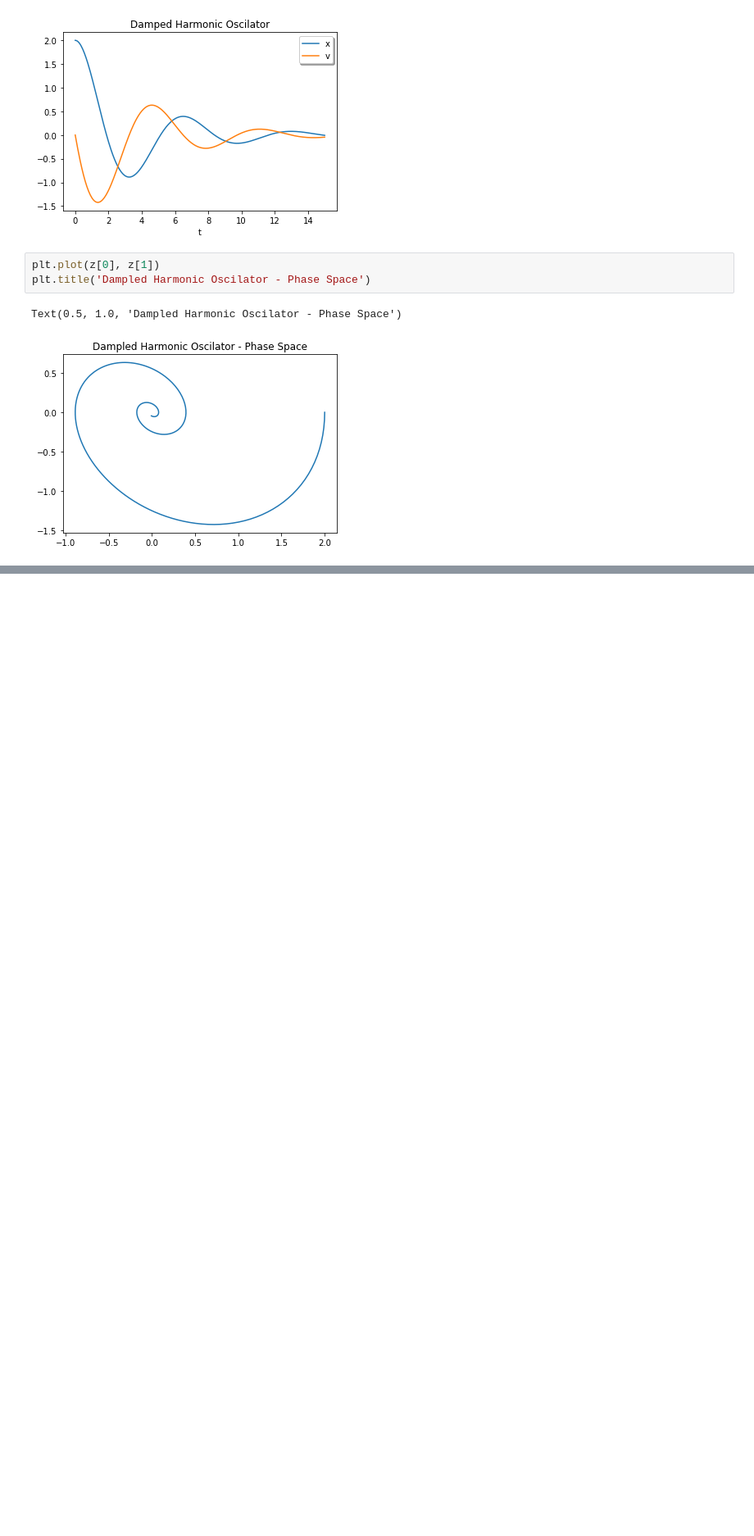
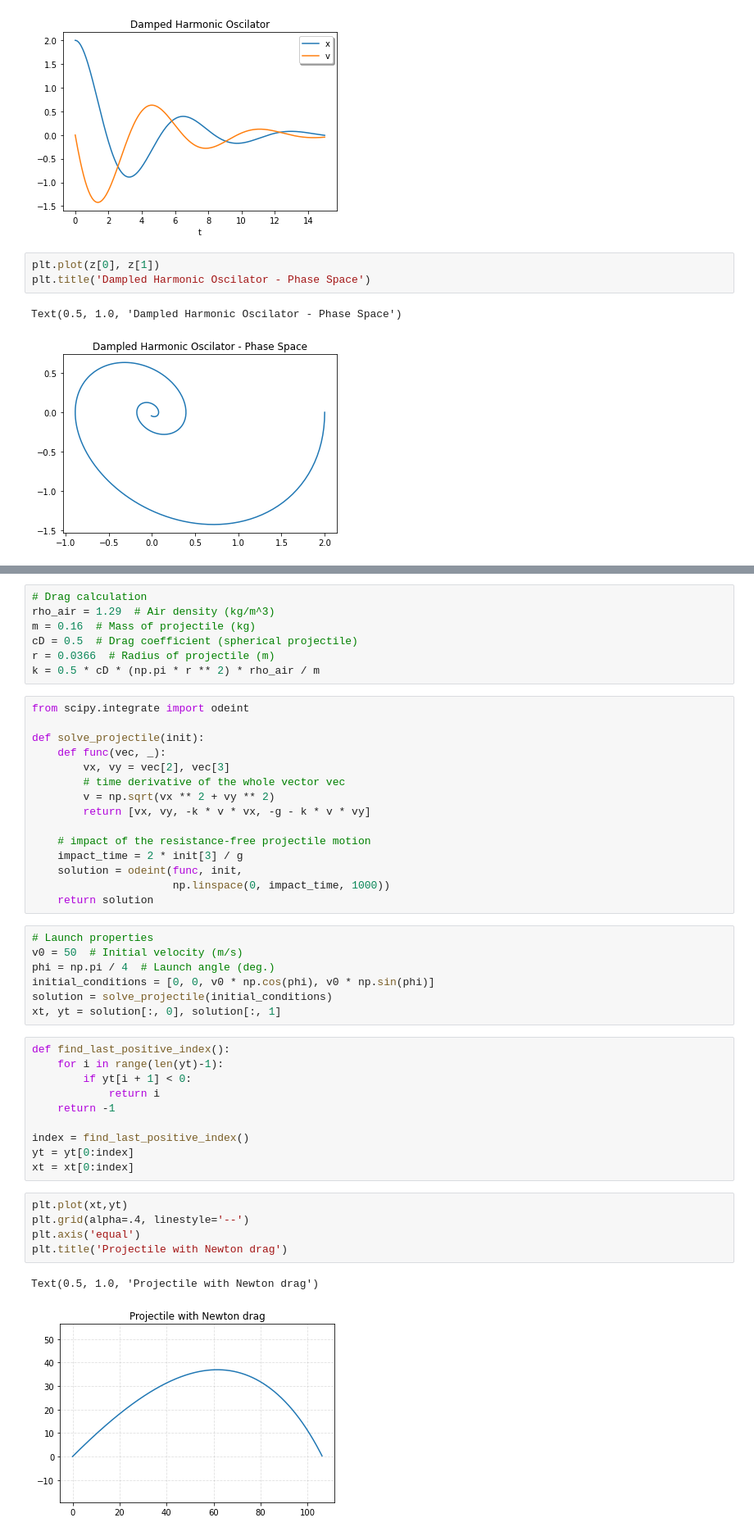
Before and after one commit to algorythmist/computational-physics, a Jupyter notebook: odes.ipynb, the cells around one changed output, grey strips where cells are left out. Shown at 82% size. Cells and saved outputs as stored; diff of their text form; blank space fills up the shorter version.

```diff
--- a/odes.ipynb
+++ b/odes.ipynb
@@ -62,0 +112,47 @@ Text(0.5, 1.0, 'Dampled Harmonic Oscilator - Phase Space')
+# %%
+# Drag calculation
+rho_air = 1.29  # Air density (kg/m^3)
+m = 0.16  # Mass of projectile (kg)
+cD = 0.5  # Drag coefficient (spherical projectile)
+r = 0.0366  # Radius of projectile (m)
+k = 0.5 * cD * (np.pi * r ** 2) * rho_air / m
+# %%
+from scipy.integrate import odeint
+
+def solve_projectile(init):
+    def func(vec, _):
+        vx, vy = vec[2], vec[3]
+        # time derivative of the whole vector vec
+        v = np.sqrt(vx ** 2 + vy ** 2)
+        return [vx, vy, -k * v * vx, -g - k * v * vy]
+
+    # impact of the resistance-free projectile motion
+    impact_time = 2 * init[3] / g
+    solution = odeint(func, init,
+                      np.linspace(0, impact_time, 1000))
+    return solution
+# %%
+# Launch properties
+v0 = 50  # Initial velocity (m/s)
+phi = np.pi / 4  # Launch angle (deg.)
+initial_conditions = [0, 0, v0 * np.cos(phi), v0 * np.sin(phi)]
+solution = solve_projectile(initial_conditions)
+xt, yt = solution[:, 0], solution[:, 1]
+# %%
+def find_last_positive_index():
+    for i in range(len(yt)-1):
+        if yt[i + 1] < 0:
+            return i
+    return -1
+
+index = find_last_positive_index()
+yt = yt[0:index]
+xt = xt[0:index]
+# %%
+plt.plot(xt,yt)
+plt.grid(alpha=.4, linestyle='--')
+plt.axis('equal')
+plt.title('Projectile with Newton drag')
+# %% [output]
+Text(0.5, 1.0, 'Projectile with Newton drag')
+[figure, added]
```
Also changed, not shown: parts of 8 cells of this notebook, 2 other files.
